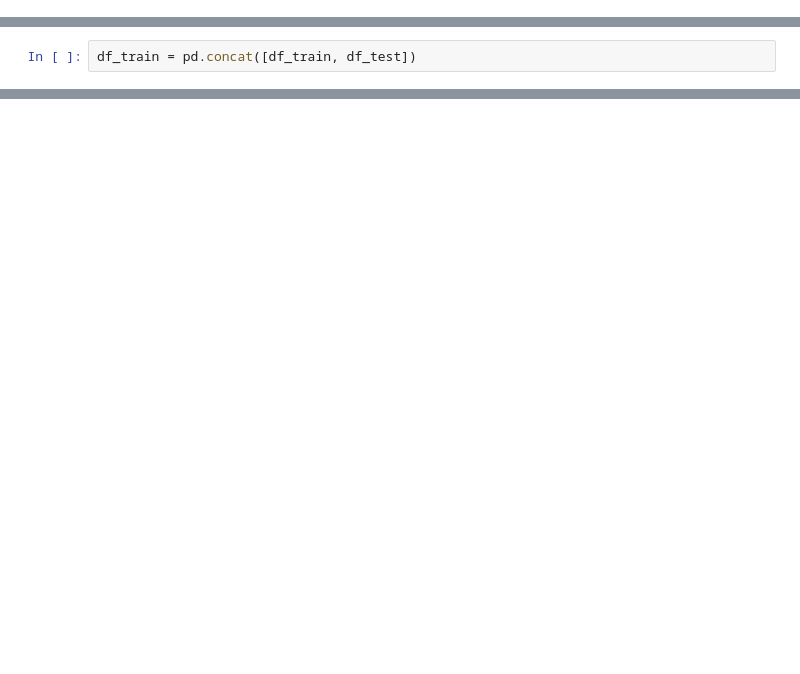
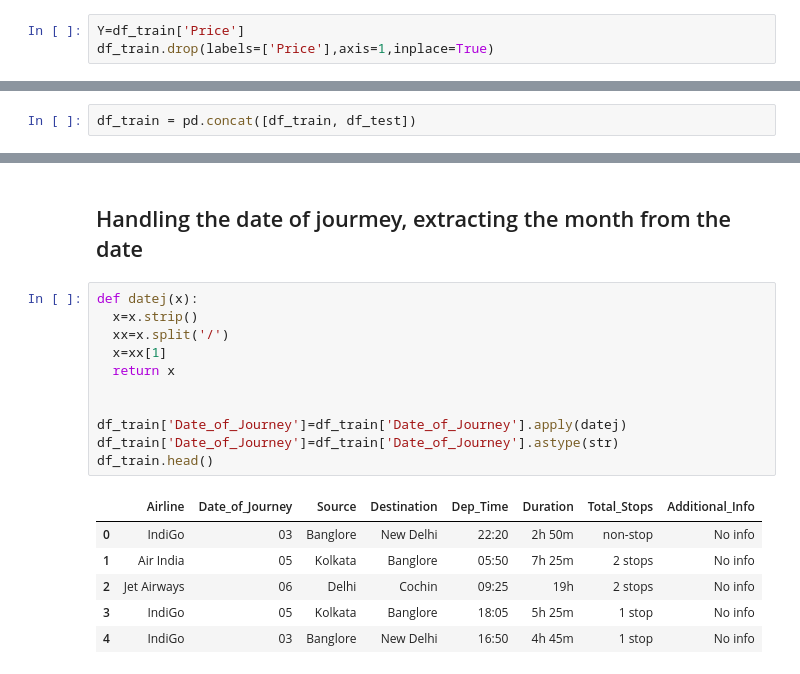
Before and after one commit to shubham-singh-ss/Plane-Ticket-Price-Prediction, a Jupyter notebook: flight_price_prediction.ipynb, the cells around one changed output, grey strips where cells are left out. Saved outputs shown, nothing was run; the diff lists cells and outputs as text; blank space fills up the shorter version.

```diff
--- a/flight_price_prediction.ipynb
+++ b/flight_price_prediction.ipynb
@@ -236,0 +173,3 @@ Name: Destination, dtype: int64
+# %%
+Y=df_train['Price']
+df_train.drop(labels=['Price'],axis=1,inplace=True)
@@ -247,0 +184,20 @@ df_train.head()
+# %% [markdown]
+## Handling the date of jourmey, extracting the month from the date
+# %%
+def datej(x):
+  x=x.strip()
+  xx=x.split('/')
+  x=xx[1]
+  return x
+
+
+df_train['Date_of_Journey']=df_train['Date_of_Journey'].apply(datej)
+df_train['Date_of_Journey']=df_train['Date_of_Journey'].astype(str)
+df_train.head()
+# %% [output]
+|  | Airline | Date_of_Journey | Source | Destination | Dep_Time | Duration | Total_Stops | Additional_Info |
+| 0 | IndiGo | 03 | Banglore | New Delhi | 22:20 | 2h 50m | non-stop | No info |
+| 1 | Air India | 05 | Kolkata | Banglore | 05:50 | 7h 25m | 2 stops | No info |
+| 2 | Jet Airways | 06 | Delhi | Cochin | 09:25 | 19h | 2 stops | No info |
+| 3 | IndiGo | 05 | Kolkata | Banglore | 18:05 | 5h 25m | 1 stop | No info |
+| 4 | IndiGo | 03 | Banglore | New Delhi | 16:50 | 4h 45m | 1 stop | No info |
```
Also changed, not shown: parts of 48 cells of this notebook.
